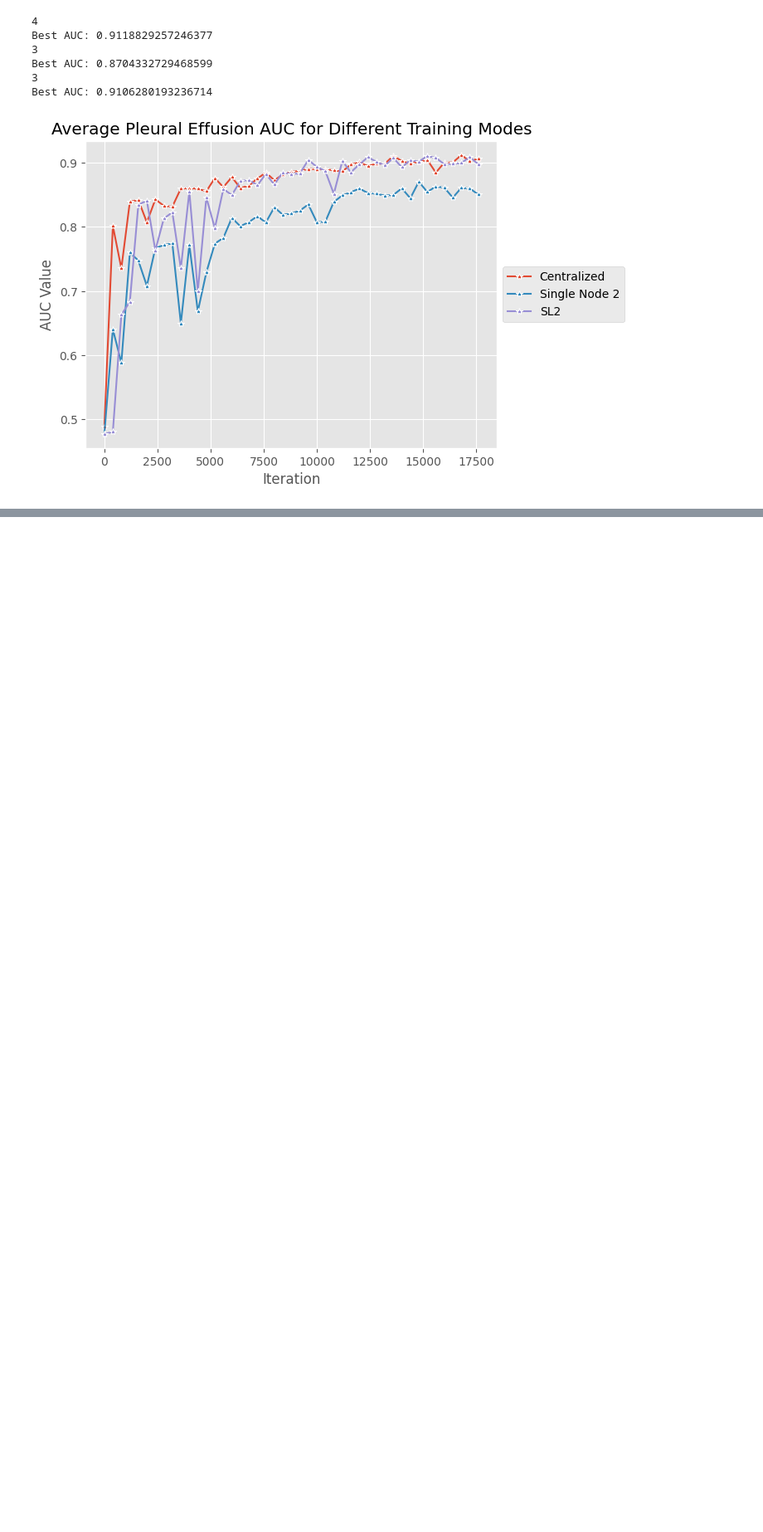
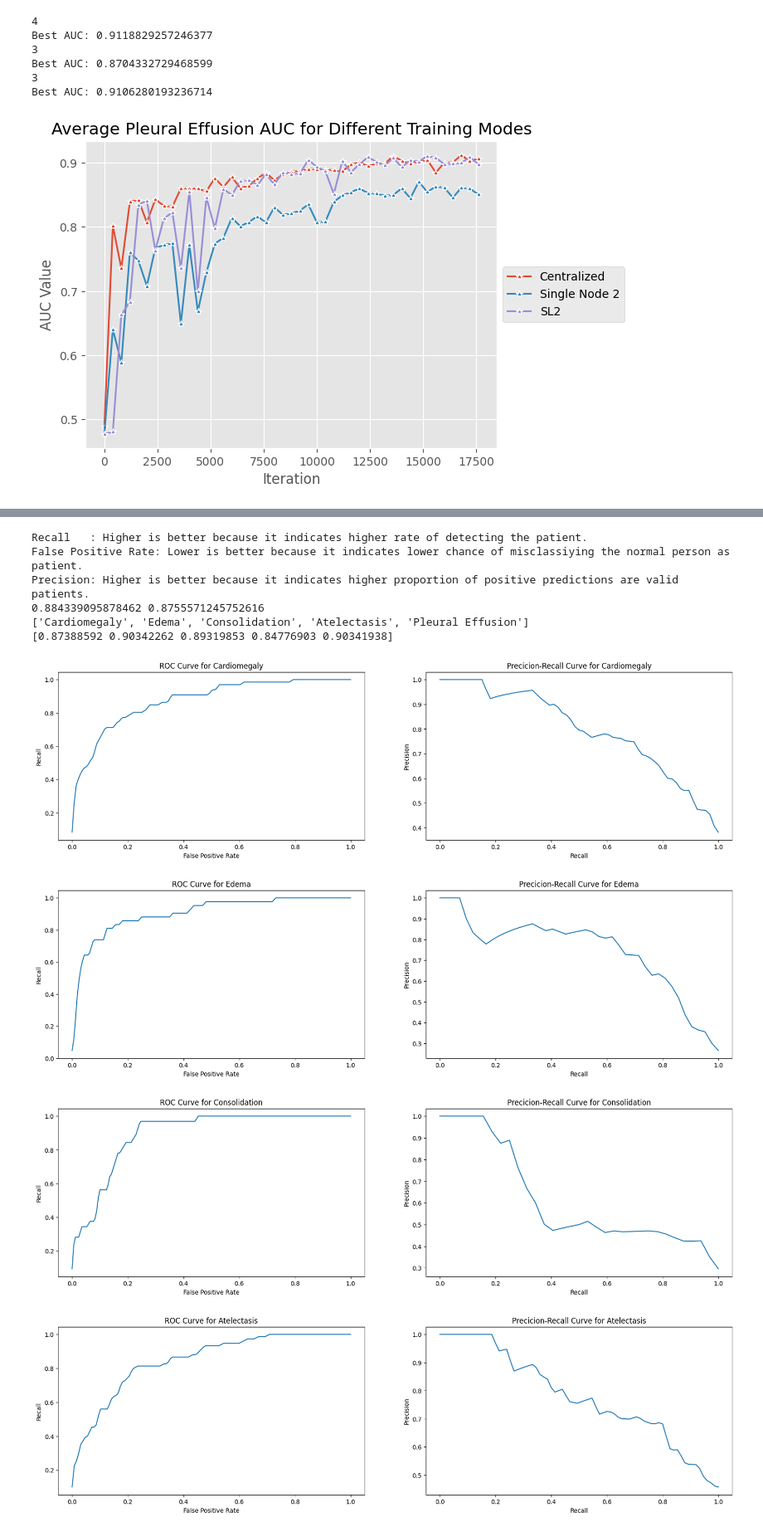
Before and after one commit to boon1987/lungsease, a Jupyter notebook: sl_version/explore.ipynb, the cells around one changed output, grey strips where cells are left out. Shown at 83% size. Saved outputs shown, nothing was run; the diff lists cells and outputs as text; code cells hidden in the pictures; blank space fills up the shorter version.

```diff
--- a/sl_version/explore.ipynb
+++ b/sl_version/explore.ipynb
@@ -802,0 +805,5 @@ Best AUC: 0.9106280193236714
+# %%
+dataDir = 'host_data/train_data/LungDiseaseDataset'
+data_root = os.path.join(dataDir, 'CheXpert-v1.0-small')
+batch_size = 32
+train_cols=['Cardiomegaly', 'Edema', 'Consolidation', 'Atelectasis',  'Pleural Effusion']
@@ -802,0 +840,17 @@ Best AUC: 0.9106280193236714
+# %%
+model_wrapper.model.eval()
+with torch.no_grad():
+    test_pred = []
+    test_true = []
+    for jdx, data in enumerate(testloader):
+        test_data, test_labels = data
+        test_data = test_data.cuda()
+        y_pred = model_wrapper.model(test_data)
+        y_pred = torch.sigmoid(y_pred)
+        test_pred.append(y_pred.cpu().detach().numpy())
+        test_true.append(test_labels.numpy())
+    test_true = np.concatenate(test_true)
+    test_pred = np.concatenate(test_pred)
+    val_auc_mean =  roc_auc_score(test_true, test_pred, average="macro")
+    val_auc_mean_micro =  roc_auc_score(test_true, test_pred, average="micro")
+    val_auc_class =  roc_auc_score(test_true, test_pred, average=None)
@@ -802,0 +861,33 @@ Best AUC: 0.9106280193236714
+# %%
+def visualize_model_curve(y, y_scores, pos_label=1, drop_intermediate=False, train_cols=None):
+
+    for i in range(y.shape[1]):
+        true_y=y[:,i]
+        pred_y_score=y_scores[:,i]
+        fig, axes = plt.subplots(1,2, figsize=(20,5))
+        fpr1, sen1, th1 = roc_curve(true_y, pred_y_score, pos_label=1, drop_intermediate=False)
+        pre2, sen2, th2 = precision_recall_curve(true_y, pred_y_score, pos_label=1)
+        sns.lineplot(pd.DataFrame({'False Positive Rate':fpr1, 'Recall': sen1}), x='False Positive Rate', y='Recall', ax=axes[0], errorbar=None)
+        axes[0].axes.set_title('ROC Curve for {}'.format(train_cols[i]))
+        sns.lineplot(pd.DataFrame({'Precision':pre2, 'Recall': sen2}), x='Recall', y='Precision', ax=axes[1], errorbar=None)
+        axes[1].axes.set_title('Precicion-Recall Curve for {}'.format(train_cols[i]))
+        plt.show()
+
+print("Recall   : Higher is better because it indicates higher rate of detecting the patient.")
+print("False Positive Rate: Lower is better because it indicates lower chance of misclassiying the normal person as patient.")
+print("Precision: Higher is better because it indicates higher proportion of positive predictions are valid patients.")
+print(val_auc_mean, val_auc_mean_micro)
+print(train_cols)
+print(val_auc_class)
+visualize_model_curve(test_true, test_pred, train_cols=train_cols)
+# %% [output]
+Recall   : Higher is better because it indicates higher rate of detecting the patient.
+False Positive Rate: Lower is better because it indicates lower chance of misclassiying the normal person as patient.
+Precision: Higher is better because it indicates higher proportion of positive predictions are valid patients.
+0.884339095878462 0.8755571245752616
+['Cardiomegaly', 'Edema', 'Consolidation', 'Atelectasis', 'Pleural Effusion']
+[0.87388592 0.90342262 0.89319853 0.84776903 0.90341938]
+[figure, added]
+[figure, added]
+[figure, added]
+[figure, added]
```
Also changed, not shown: parts of 20 cells of this notebook, 2 other files.
